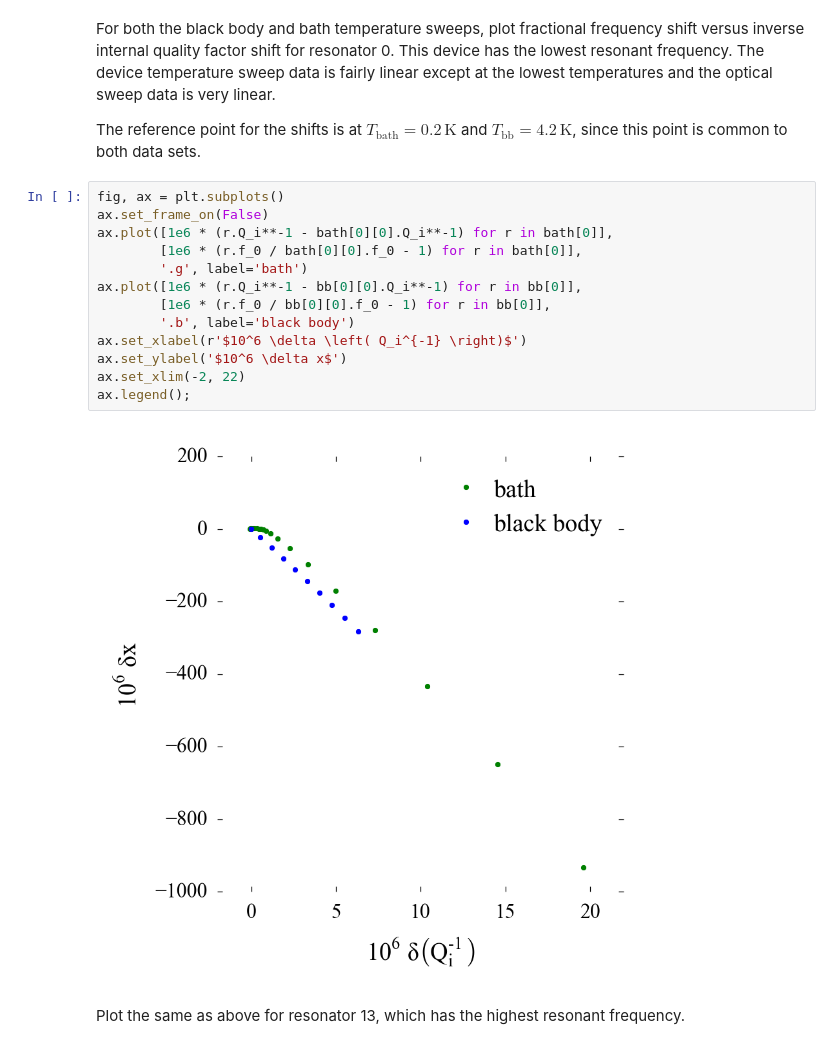
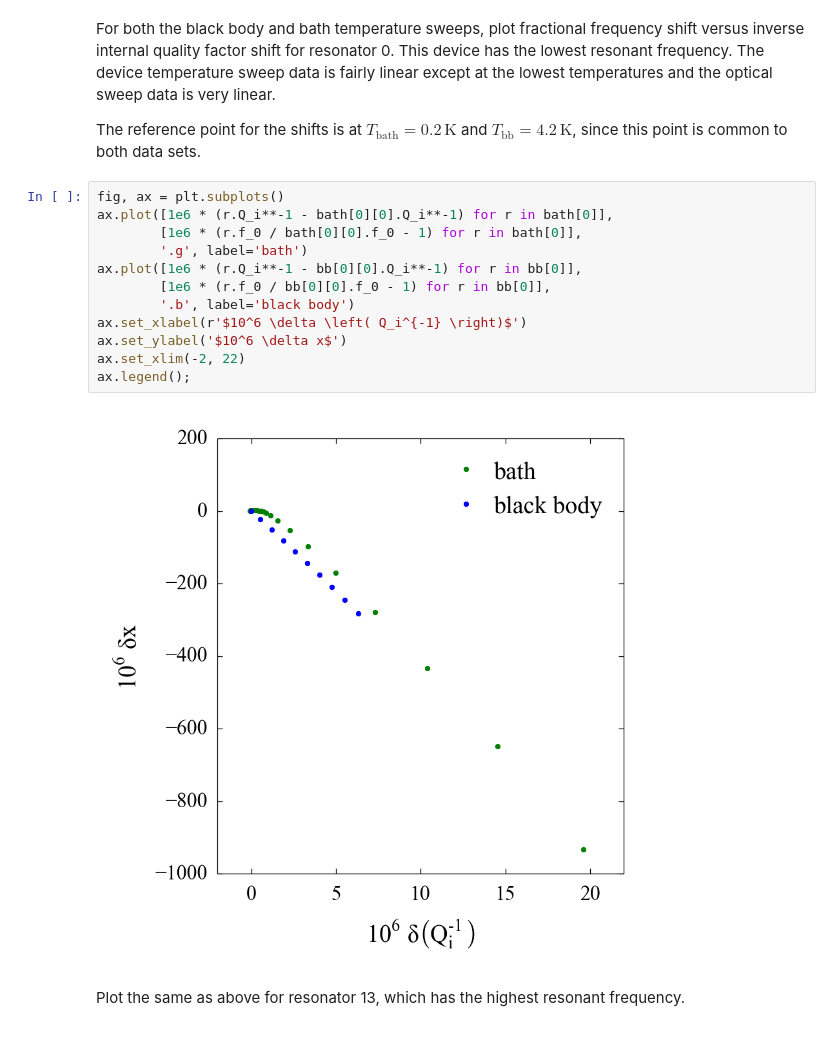
Before and after one commit to danielflanigan/ColumbiaCMB-notebooks, a Jupyter notebook: kids/2014-06-05_JPL_light_data.ipynb, the cells around one changed output. Cells and saved outputs as stored; diff of their text form.

```diff
--- a/kids/2014-06-05_JPL_light_data.ipynb
+++ b/kids/2014-06-05_JPL_light_data.ipynb
@@ -194,19 +182,18 @@ For both the black body and bath temperature sweeps, plot fractional frequency s
 The reference point for the shifts is at $T_{\mathrm{bath}} = 0.2 \, \mathrm{K}$ and $T_{\mathrm{bb}} = 4.2 \, \mathrm{K}$, since this point is common to both data sets.
 # %%
 fig, ax = plt.subplots()
-ax.set_frame_on(False)
 ax.plot([1e6 * (r.Q_i**-1 - bath[0][0].Q_i**-1) for r in bath[0]],
         [1e6 * (r.f_0 / bath[0][0].f_0 - 1) for r in bath[0]],
         '.g', label='bath')
 ax.plot([1e6 * (r.Q_i**-1 - bb[0][0].Q_i**-1) for r in bb[0]],
         [1e6 * (r.f_0 / bb[0][0].f_0 - 1) for r in bb[0]],
         '.b', label='black body')
 ax.set_xlabel(r'$10^6 \delta \left( Q_i^{-1} \right)$')
 ax.set_ylabel('$10^6 \delta x$')
 ax.set_xlim(-2, 22)
 ax.legend();
 # %% [output]
-[figure, old version]
+[figure, new version]
 # %% [markdown]
 Plot the same as above for resonator 13, which has the highest resonant frequency.
 # %%
```
Also changed, not shown: parts of 14 cells of this notebook.
